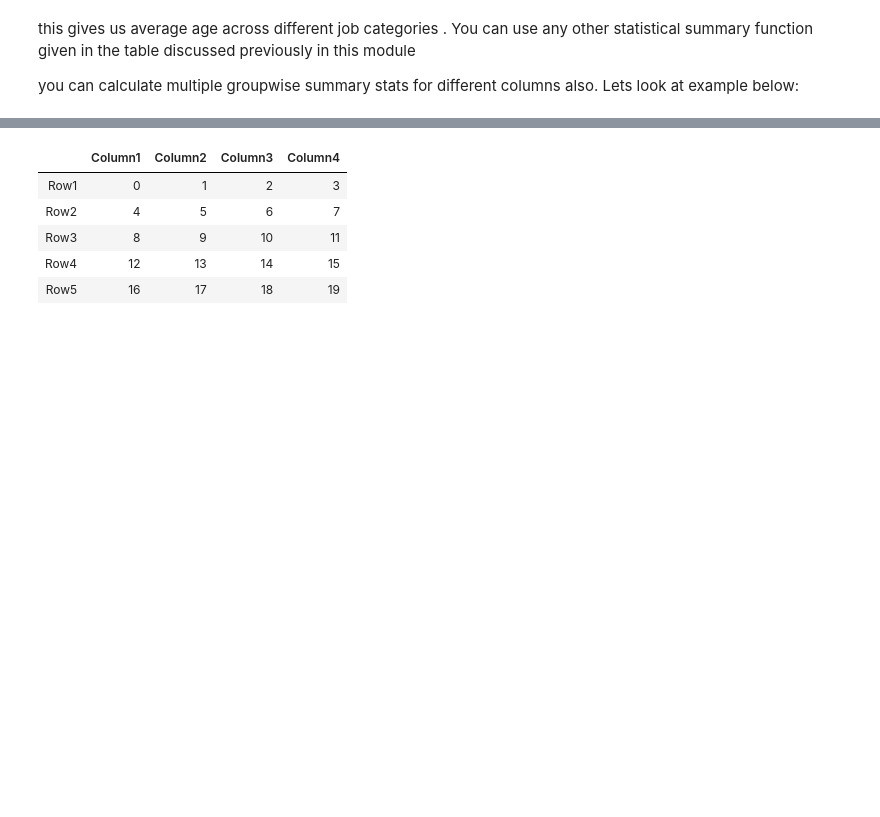
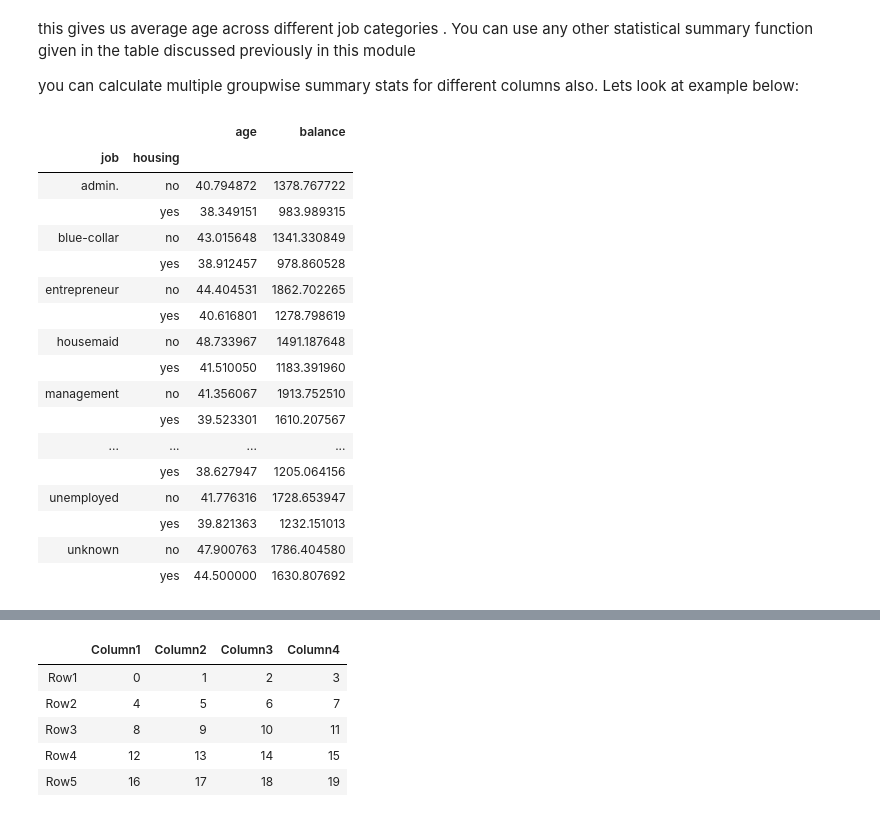
Before and after one commit to Priya-088/Complete_ML, a Jupyter notebook: Pandas.ipynb, the cells around one changed output, grey strips where cells are left out. Cells and saved outputs as stored; diff of their text form; code cells hidden in the pictures; blank space fills up the shorter version.

```diff
--- a/Pandas.ipynb
+++ b/Pandas.ipynb
@@ -819,3 +819,24 @@ Name: age, dtype: float64
 this gives us average age across different job categories . You can use any other statistical summary function given in the table discussed previously in this module
 
 you can calculate multiple groupwise summary stats for different columns also. Lets look at example below:
+# %%
+bd.groupby(['job','housing'])[['age','balance']].mean()
+# %% [output]
+|  |  | age | balance |
+| job | housing |  |  |
+| admin. | no | 40.794872 | 1378.767722 |
+|  | yes | 38.349151 | 983.989315 |
+| blue-collar | no | 43.015648 | 1341.330849 |
+|  | yes | 38.912457 | 978.860528 |
+| entrepreneur | no | 44.404531 | 1862.702265 |
+|  | yes | 40.616801 | 1278.798619 |
+| housemaid | no | 48.733967 | 1491.187648 |
+|  | yes | 41.510050 | 1183.391960 |
+| management | no | 41.356067 | 1913.752510 |
+|  | yes | 39.523301 | 1610.207567 |
+| ... | ... | ... | ... |
+|  | yes | 38.627947 | 1205.064156 |
+| unemployed | no | 41.776316 | 1728.653947 |
+|  | yes | 39.821363 | 1232.151013 |
+| unknown | no | 47.900763 | 1786.404580 |
+|  | yes | 44.500000 | 1630.807692 |
```
Also changed, not shown: parts of 1 cell of this notebook.
